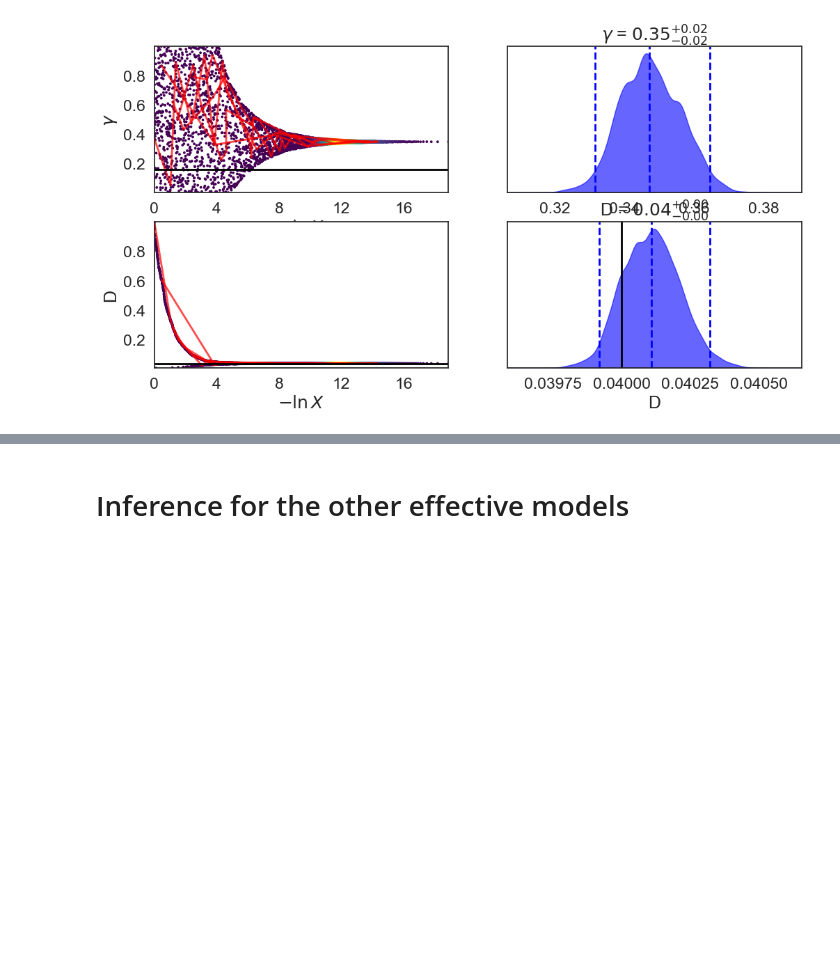
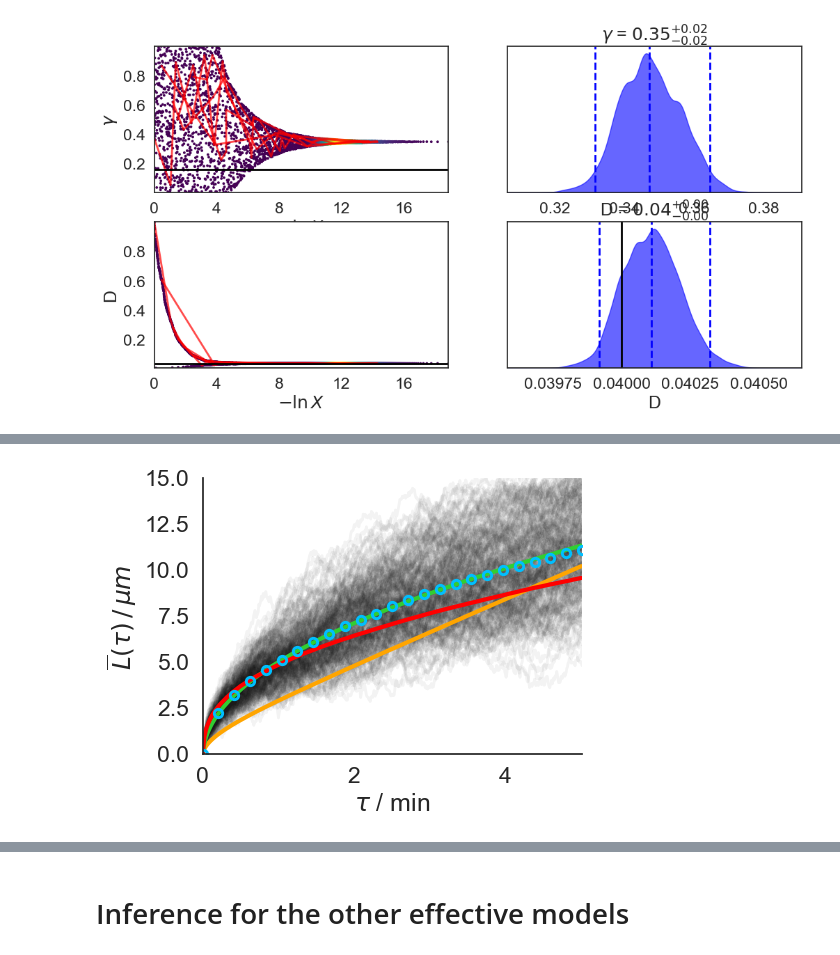
Before and after one commit to MathHerring/ReverseTimeInference, a Jupyter notebook: TSAInferenceExampleForCytokinesis.ipynb, the cells around one changed output, grey strips where cells are left out. Cells and saved outputs as stored; diff of their text form; code cells hidden in the pictures; blank space fills up the shorter version.

```diff
--- a/TSAInferenceExampleForCytokinesis.ipynb
+++ b/TSAInferenceExampleForCytokinesis.ipynb
@@ -488,3 +435,56 @@ plt.show()
+# %%
+### calculate mean from cytokinesis ensemble (called Zumdieck in plot)
+meanarr = np.nanmean(tsarr[::1,:], axis=1)
+timestep=0.5
+
+t = np.linspace(0,timestep*len(meanarr), len(meanarr))
+#meantheo = mean_tsa_sn_mult(t,0.16,0.04,-1,0)
+#vartheo = var_tsa_sn_mult(t,0.16,0.04,-1,0)
+
+
+figmean = plt.figure(figsize=(5.3,4))
+
+### plot trajectories
+for i in np.arange(250):#np.arange(tsarr.shape[0]):
+    plt.plot(t/60, tsarr[::1, i], c='k', alpha=0.05)
+
+### parameters for loading the simulation data
+datapath = "generatePowerlawEnsemble/"
+beta = 0
+nrealiz=50000
+alpha_ar = [0.0, -1.0, -2.0]
+gamma_ar = [0.03, 0.16, 0.35] #inferred parameters
+D_ar = [0.04,0.04,0.04] #inferred parameters
+
+colordict = {'0': 'orange',
+            '-1': 'limegreen',
+            '-2': 'red'}
+
+### loading and plotting results of effective Langevin equation with power law
+for i in np.arange(len(alpha_ar)):
+    alpha = alpha_ar[i]
+    gamma = gamma_ar[i]
+    D = D_ar[i]
+    md = np.loadtxt(datapath + "mean_gamma{}_D{}_alpha{}_beta{}_N{}.txt".format(int(gamma*10),int(D*10), int(alpha*10), int(beta*10), nrealiz))
+    plt.plot(t[:-1]/60, md, label=r"$\alpha =$ {}".format(int(alpha)), c=colordict[str(int(alpha))], linewidth=3)
+
+### plot Zumdieck
+plt.plot(t[::25]/60,meanarr[::25],'o',markeredgecolor= 'deepskyblue',markeredgewidth=2.1,markerfacecolor='none', linewidth=3, label='Zumdieck')
+
+
+sns.despine()
+
+plt.xlabel(r'$\tau$ / min')
+plt.ylabel(r'$\overline{L}(\tau) \, / \, \mu m$ ')
+plt.ylim(0,15)
+plt.xlim(0,timestep*len(meanarr)/60)
+#plt.legend()
+
+plt.tight_layout()
+#plt.savefig('means_cytokin_inference.pdf')
+plt.show()
+# %% [output]
+[figure, added]
 # %%
 ### calculate variance from original cytokinesis ensemble (called Zumdieck below)
 vararr = np.nanvar(tsarr[::1,:],axis=1)
```
Also changed, not shown: parts of 32 cells of this notebook, 24 other files.
